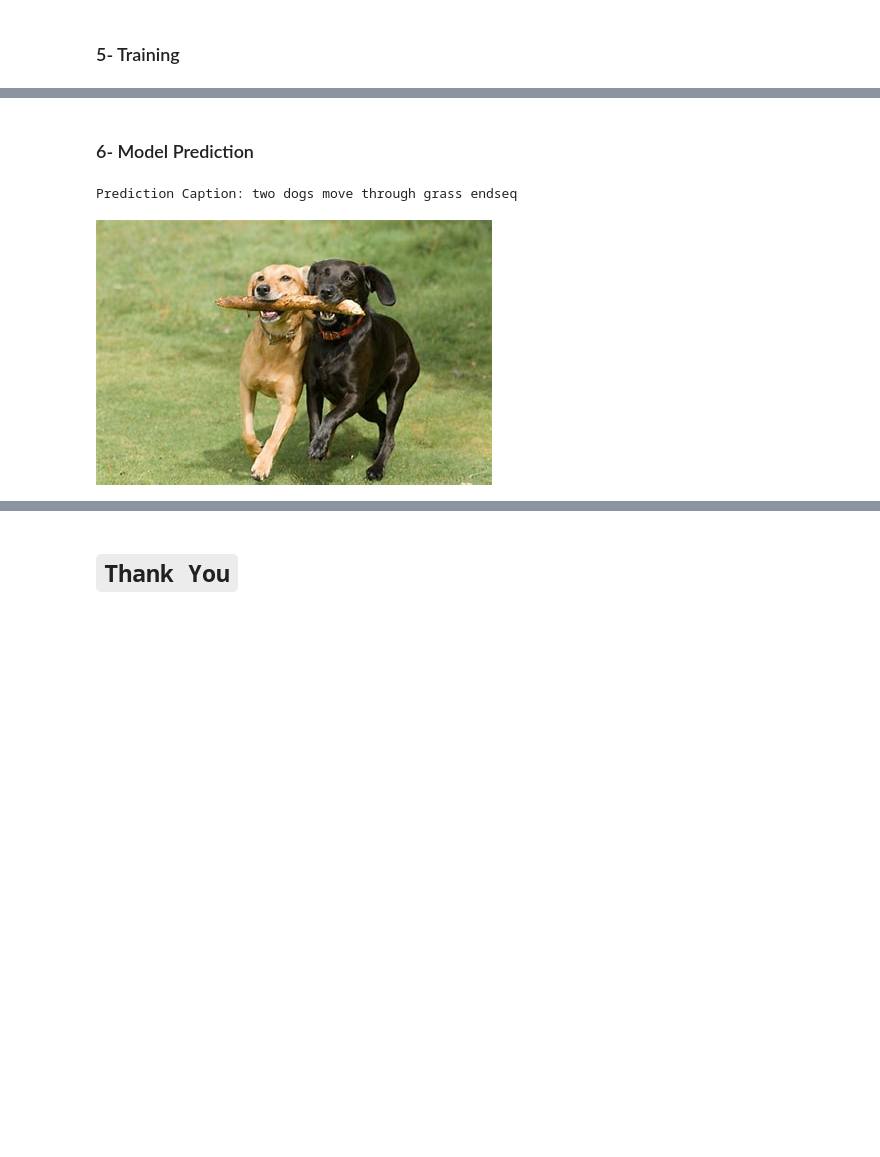
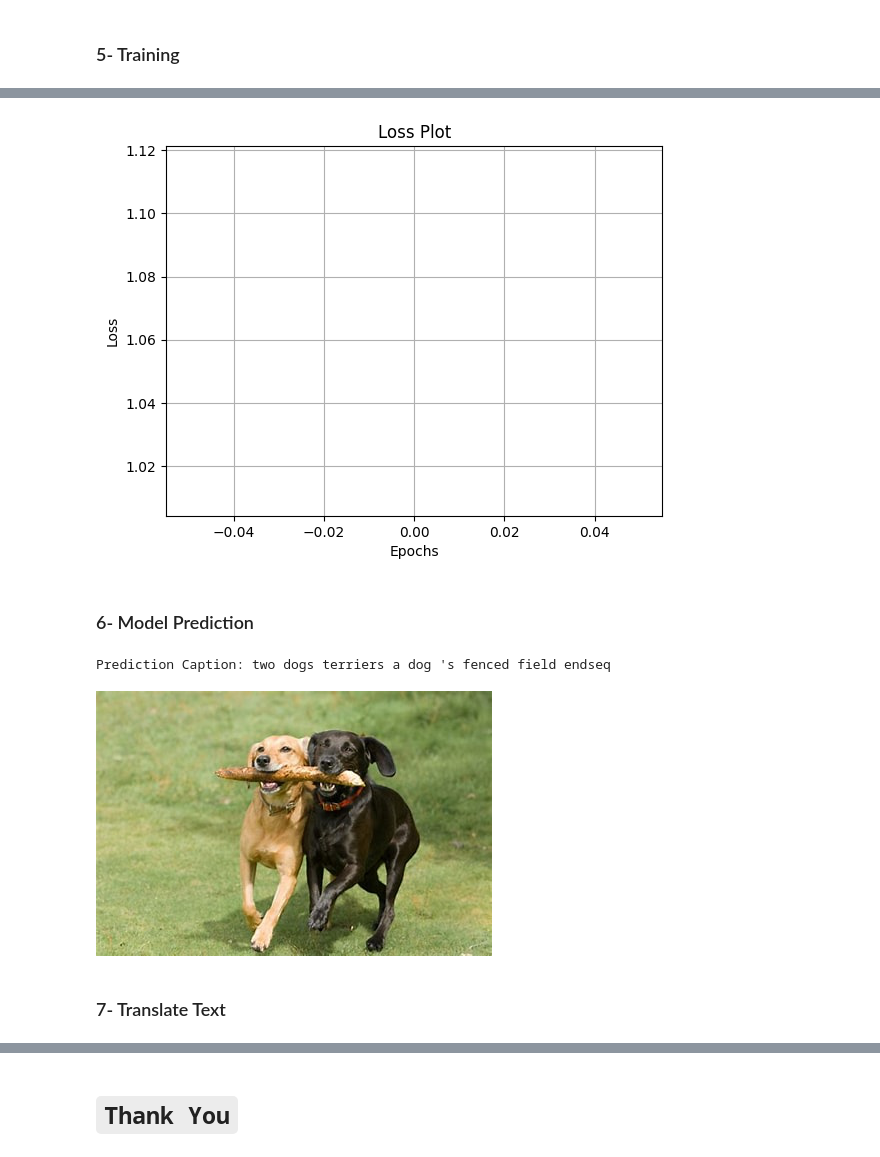
Before and after one commit to Elghandour-eng/Arabic_Image_Captioning, a Jupyter notebook: Image_captioning_decoder&encoder.ipynb, the cells around one changed output, grey strips where cells are left out. Drawn from its saved outputs; the diff is of its cells as text; code cells hidden in the pictures; blank space fills up the shorter version.

```diff
--- a/Image_captioning_decoder&encoder.ipynb
+++ b/Image_captioning_decoder&encoder.ipynb
@@ -336,7 +359,7 @@ def train_step(img_tensor, target):
     return loss, total_loss
 # %%
 import time
-EPOCHS = 20
+EPOCHS = 1
 start_epoch = 0
 dataset = prepare_tf_dataset(Buffer_Size, Batch_Size ,train_X, train_y)
 
@@ -381,3 +394,12 @@ Time taken for 1 epoch 269.628737449646 sec
+# %%
+plt.plot(losses) # plotting by columns
+plt.xlabel('Epochs') # naming the x axis
+plt.ylabel('Loss') # naming the y axis
+plt.title('Loss Plot') # giving a title to my graph
+plt.grid() # show a grid
+plt.show() # function to show the plot
+# %% [output]
+[figure, added]
 # %%
 from PIL import Image
 
@@ -422,7 +444,9 @@ def predict(image_url, random_name ):
 ### 6- Model Prediction
 # %%
 img_url = 'https://th.bing.com/th?id=OIP.eMgWAoPsuhZUcvcxuV48nAHaE9&w=305&h=204&c=8&rs=1&qlt=90&o=6&dpr=1.3&pid=3.1&rm=2'
-predict(img_url, '1')
+english_text = predict(img_url, '1')
 # %% [output]
-Prediction Caption: two dogs move through grass endseq
+Prediction Caption: two dogs terriers a dog 's fenced field endseq
 [figure]
+# %% [markdown]
+### 7- Translate Text
```
Also changed, not shown: parts of 10 cells of this notebook.
